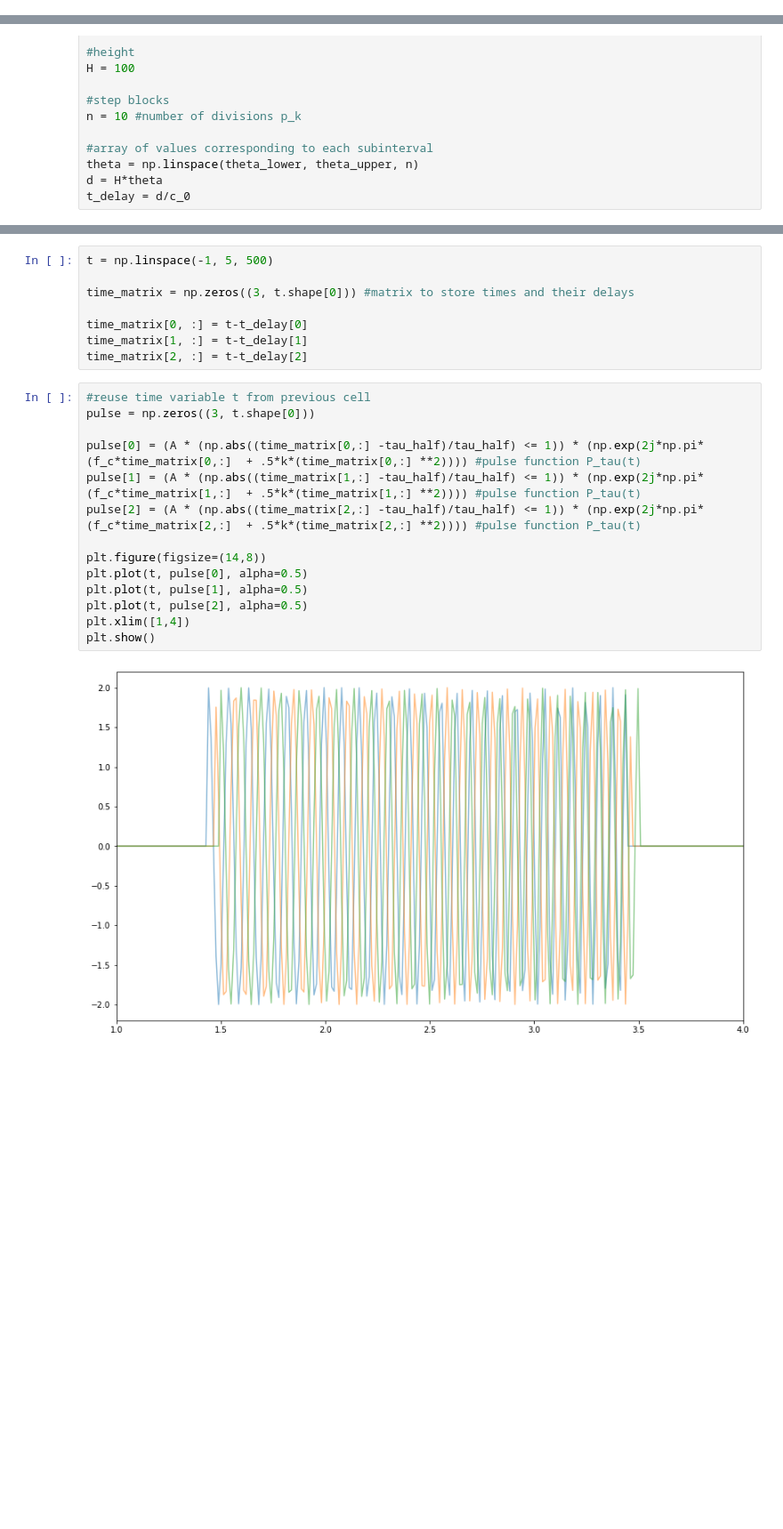
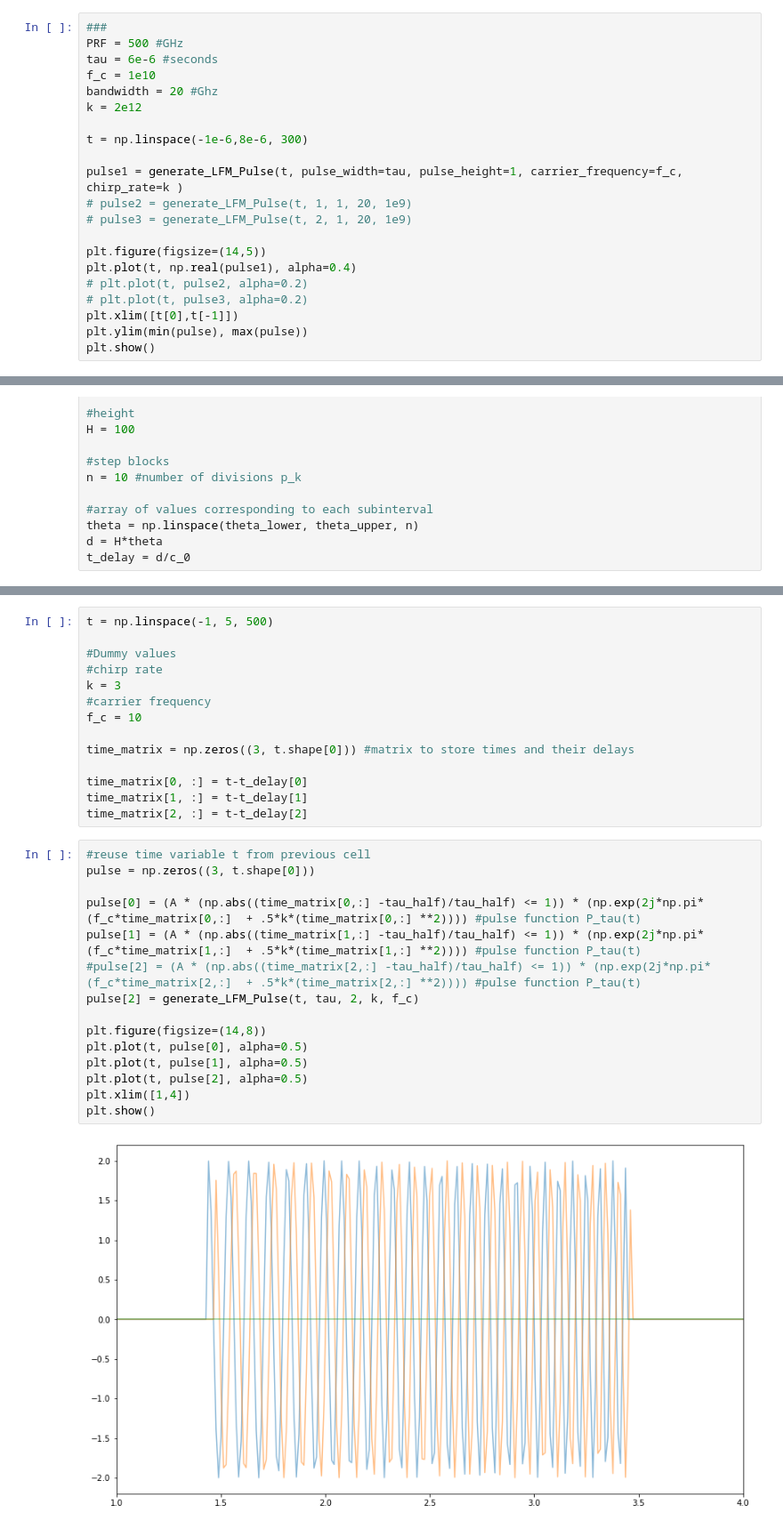
Before and after one commit to psukphranee/Python, a Jupyter notebook: SAR_scratch.ipynb, the cells around one changed output, grey strips where cells are left out. Shown: that part at 89% size. Drawn from its saved outputs; the diff is of its cells as text; blank space fills up the shorter version.

```diff
--- a/SAR_scratch.ipynb
+++ b/SAR_scratch.ipynb
@@ -108,0 +136,21 @@ plt.show()
+# %%
+###
+PRF = 500 #GHz
+tau = 6e-6 #seconds
+f_c = 1e10
+bandwidth = 20 #Ghz
+k = 2e12
+
+t = np.linspace(-1e-6,8e-6, 300)
+
+pulse1 = generate_LFM_Pulse(t, pulse_width=tau, pulse_height=1, carrier_frequency=f_c, chirp_rate=k )
+# pulse2 = generate_LFM_Pulse(t, 1, 1, 20, 1e9)
+# pulse3 = generate_LFM_Pulse(t, 2, 1, 20, 1e9)
+
+plt.figure(figsize=(14,5))
+plt.plot(t, np.real(pulse1), alpha=0.4)
+# plt.plot(t, pulse2, alpha=0.2)
+# plt.plot(t, pulse3, alpha=0.2)
+plt.xlim([t[0],t[-1]])
+plt.ylim(min(pulse), max(pulse))
+plt.show()
@@ -151,5 +200,11 @@ Plot time delayed signals separately than superimposed
 # %%
 t = np.linspace(-1, 5, 500)
+
+#Dummy values
+#chirp rate
+k = 3
+#carrier frequency
+f_c = 10
 
 time_matrix = np.zeros((3, t.shape[0])) #matrix to store times and their delays
 
@@ -159,16 +214,17 @@ time_matrix[2, :] = t-t_delay[2]
 # %%
 #reuse time variable t from previous cell
 pulse = np.zeros((3, t.shape[0]))
 
 pulse[0] = (A * (np.abs((time_matrix[0,:] -tau_half)/tau_half) <= 1)) * (np.exp(2j*np.pi*(f_c*time_matrix[0,:]  + .5*k*(time_matrix[0,:] **2)))) #pulse function P_tau(t)
 pulse[1] = (A * (np.abs((time_matrix[1,:] -tau_half)/tau_half) <= 1)) * (np.exp(2j*np.pi*(f_c*time_matrix[1,:]  + .5*k*(time_matrix[1,:] **2)))) #pulse function P_tau(t)
-pulse[2] = (A * (np.abs((time_matrix[2,:] -tau_half)/tau_half) <= 1)) * (np.exp(2j*np.pi*(f_c*time_matrix[2,:]  + .5*k*(time_matrix[2,:] **2)))) #pulse function P_tau(t)
+#pulse[2] = (A * (np.abs((time_matrix[2,:] -tau_half)/tau_half) <= 1)) * (np.exp(2j*np.pi*(f_c*time_matrix[2,:]  + .5*k*(time_matrix[2,:] **2)))) #pulse function P_tau(t)
+pulse[2] = generate_LFM_Pulse(t, tau, 2, k, f_c)
 
 plt.figure(figsize=(14,8))
 plt.plot(t, pulse[0], alpha=0.5)
 plt.plot(t, pulse[1], alpha=0.5)
 plt.plot(t, pulse[2], alpha=0.5)
 plt.xlim([1,4])
 plt.show()
 # %% [output]
-[figure, old version]
+[figure, new version]
```
Also changed, not shown: parts of 17 cells of this notebook.
